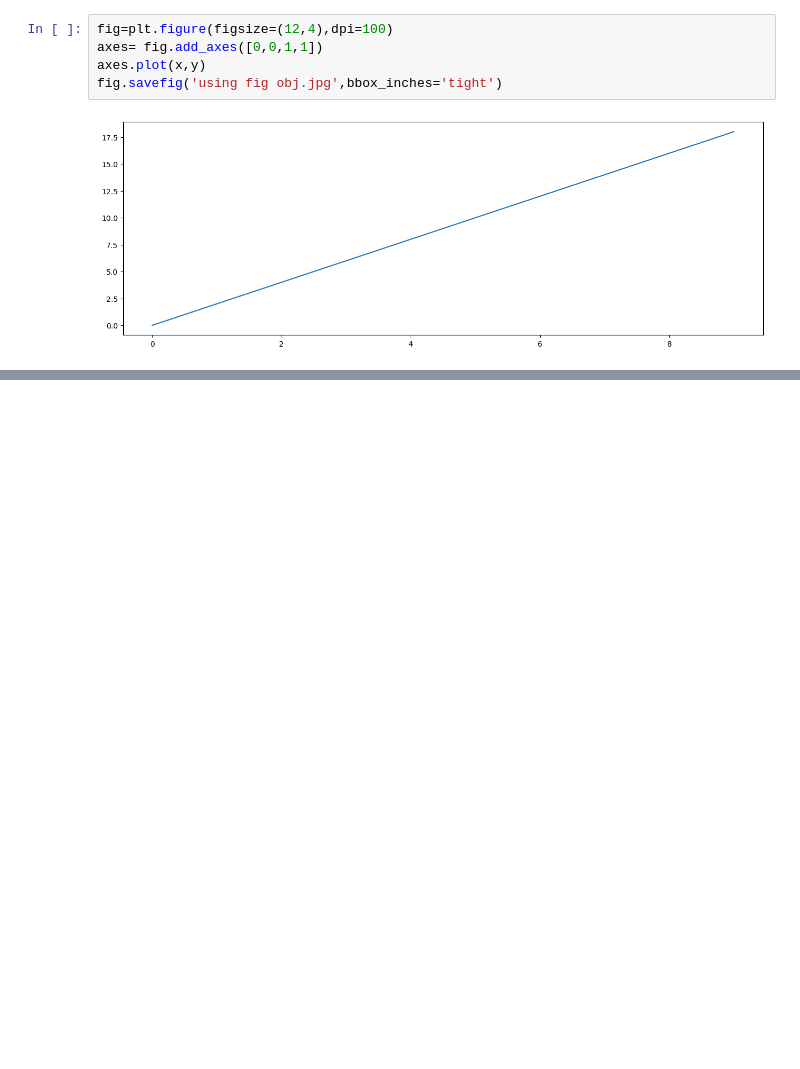
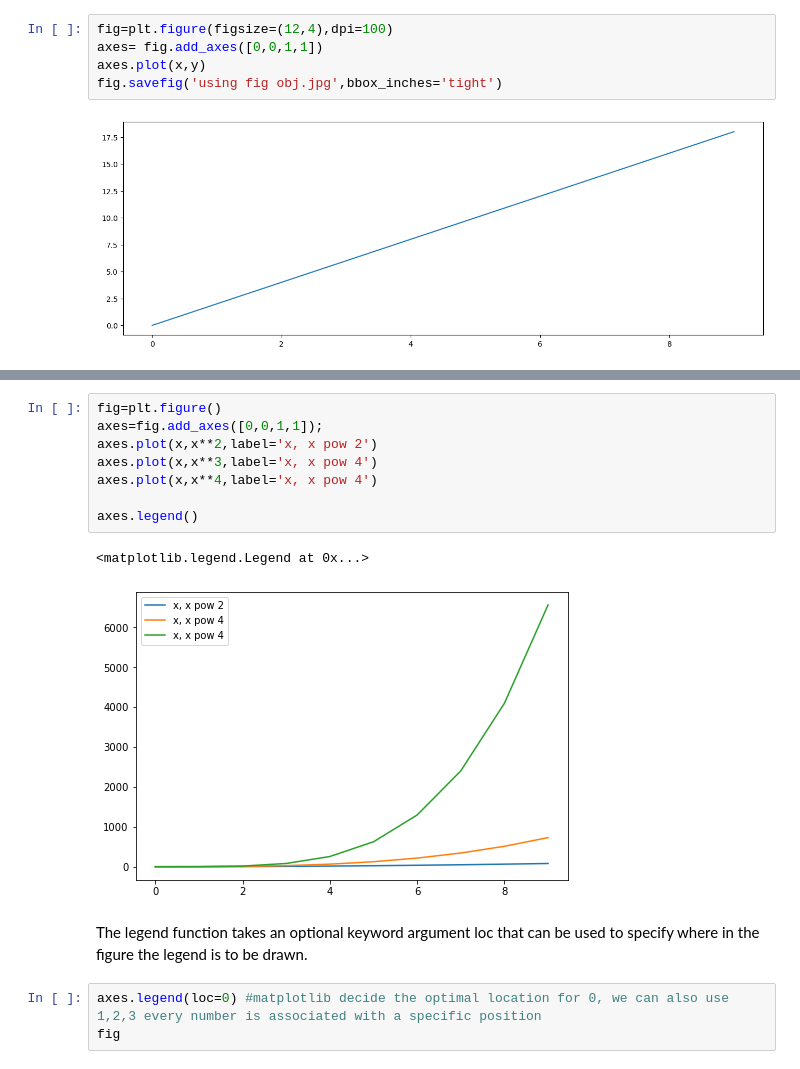
Before and after one commit to DanialAslam04/Time-Methods-pandas, a Jupyter notebook: Data Visualization/Matplotlib/Data Visualization.ipynb, the cells around one changed output, grey strips where cells are left out. Cells and saved outputs as stored; diff of their text form; blank space fills up the shorter version.

Commit message:
added legends

```diff
--- a/Data Visualization/Matplotlib/Data Visualization.ipynb
+++ b/Data Visualization/Matplotlib/Data Visualization.ipynb
@@ -142,0 +146,16 @@ axes.shape
+# %%
+fig=plt.figure()
+axes=fig.add_axes([0,0,1,1]);
+axes.plot(x,x**2,label='x, x pow 2')
+axes.plot(x,x**3,label='x, x pow 4')
+axes.plot(x,x**4,label='x, x pow 4')
+
+axes.legend()
+# %% [output]
+<matplotlib.legend.Legend at 0x...>
+[figure, added]
+# %% [markdown]
+The legend function takes an optional keyword argument loc that can be used to specify where in the figure the legend is to be drawn.
+# %%
+axes.legend(loc=0) #matplotlib decide the optimal location for 0, we can also use 1,2,3 every number is associated with a specific position
+fig
```
Also changed, not shown: parts of 17 cells of this notebook.
